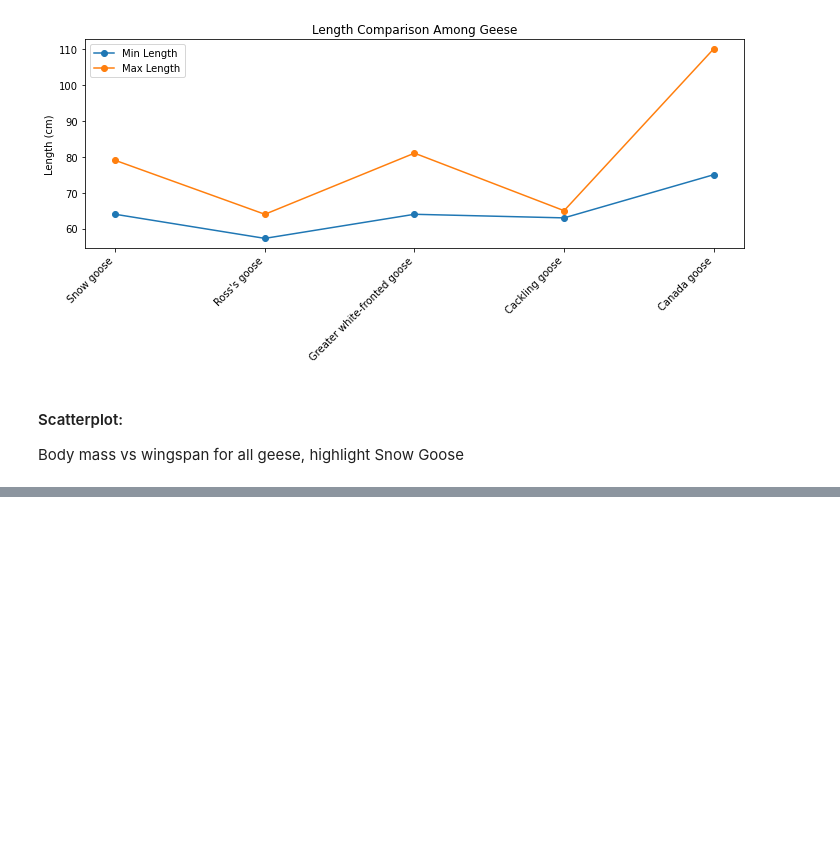
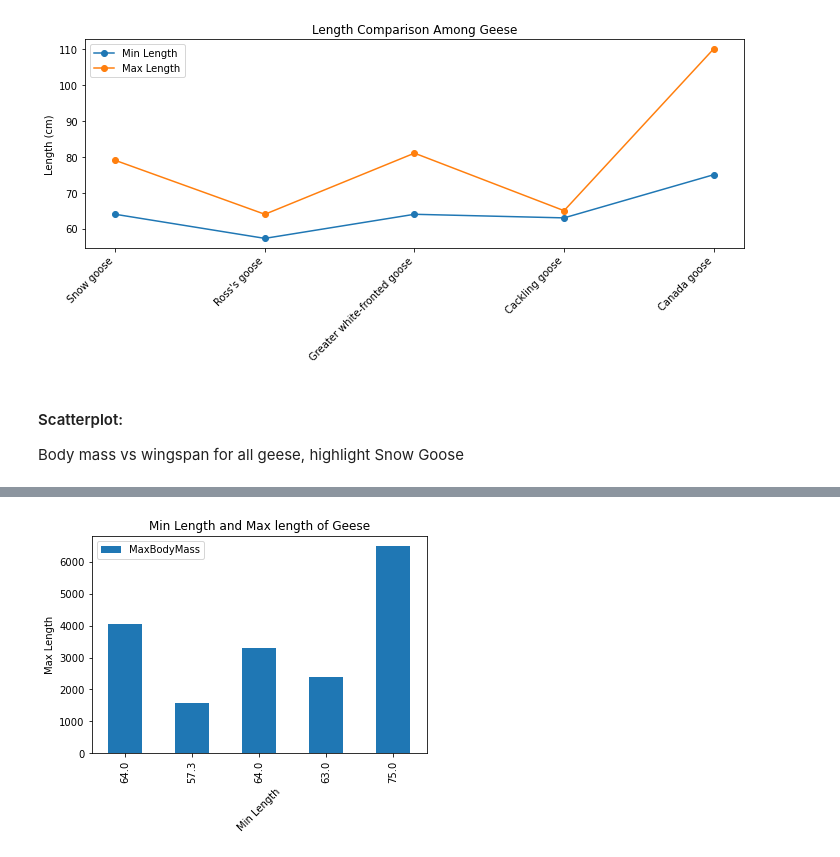
Before and after one commit to bilkisubashirbilhaq/ArewaDS-Machine-Learning-Assignments, a Jupyter notebook: 2_Data_Visualization/Visualization_data_quantity/visualizing_data_quantity.ipynb, the cells around one changed output, grey strips where cells are left out. Drawn from its saved outputs; the diff is of its cells as text; code cells hidden in the pictures; blank space fills up the shorter version.

```diff
--- a/2_Data_Visualization/Visualization_data_quantity/visualizing_data_quantity.ipynb
+++ b/2_Data_Visualization/Visualization_data_quantity/visualizing_data_quantity.ipynb
@@ -77,0 +77,11 @@ plt.show()
+# %%
+#birds['MinBodyMass'].plot(kind = 'bar', )
+geese.plot(kind= 'bar',x='MinLength', y='MaxBodyMass',stacked=True,)
+
+plt.title('Min Length and Max length of Geese')
+plt.ylabel('Max Length')
+plt.xlabel('Min Length',rotation="45")
+
+plt.show()
+# %% [output]
+[figure, added]
```
Also changed, not shown: parts of 5 cells of this notebook, 1 other file.
